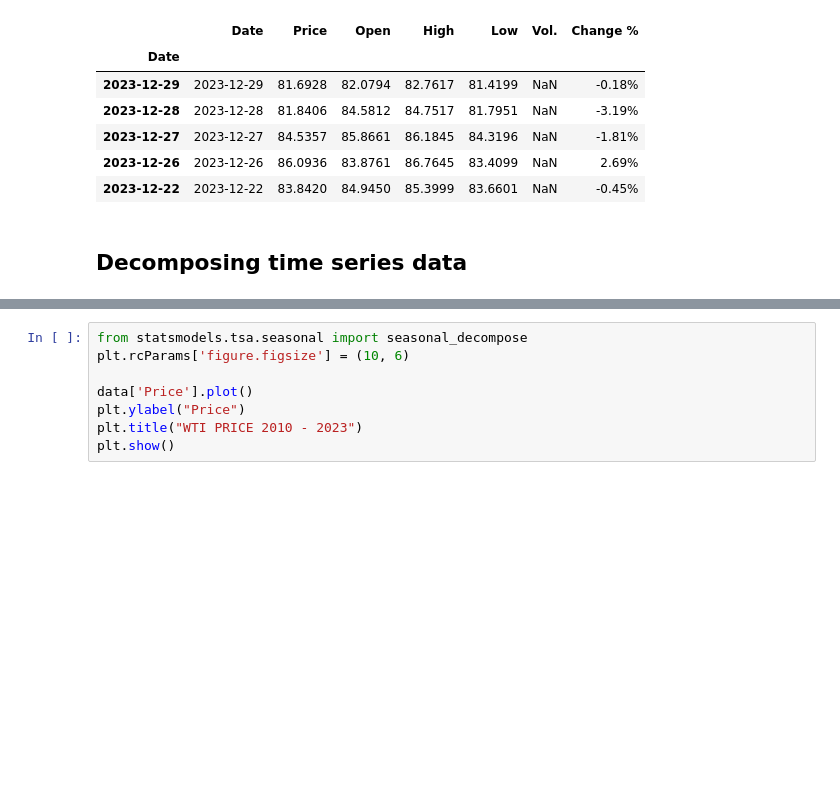
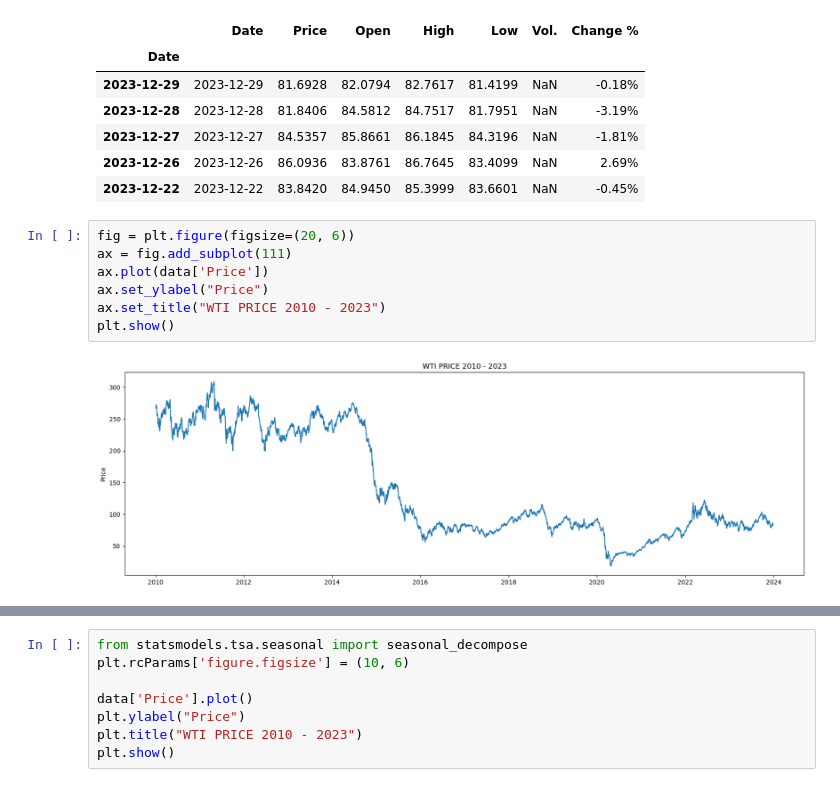
Before and after one commit to trungviet17/Basic_Algorithmic_Trading, a Jupyter notebook: TimeSeries/Introduction.ipynb, the cells around one changed output, grey strips where cells are left out. Drawn from its saved outputs; the diff is of its cells as text; blank space fills up the shorter version.

Commit message:
update time series folder

```diff
--- a/TimeSeries/Time_series_basic_concept.ipynb
+++ b/TimeSeries/Introduction.ipynb
@@ -56,5 +65,12 @@ data.head(5)
 | 2023-12-27 | 2023-12-27 | 84.5357 | 85.8661 | 86.1845 | 84.3196 | NaN | -1.81% |
 | 2023-12-26 | 2023-12-26 | 86.0936 | 83.8761 | 86.7645 | 83.4099 | NaN | 2.69% |
 | 2023-12-22 | 2023-12-22 | 83.8420 | 84.9450 | 85.3999 | 83.6601 | NaN | -0.45% |
-# %% [markdown]
-## Decomposing time series data
+# %%
+fig = plt.figure(figsize=(20, 6))
+ax = fig.add_subplot(111)
+ax.plot(data['Price'])
+ax.set_ylabel("Price")
+ax.set_title("WTI PRICE 2010 - 2023")
+plt.show()
+# %% [output]
+[figure, added]
```
Also changed, not shown: parts of 33 cells of this notebook, 3 other files.
